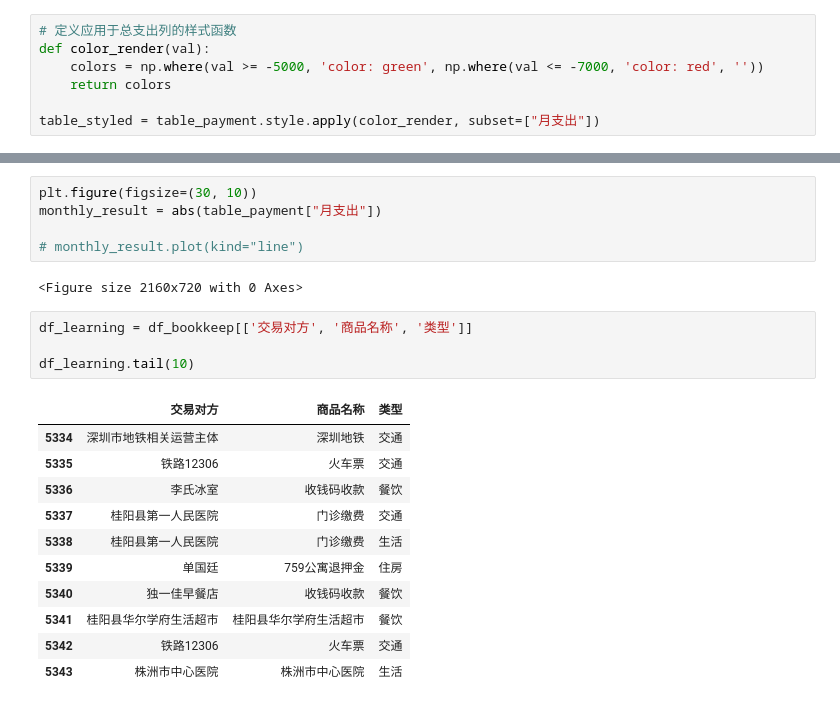
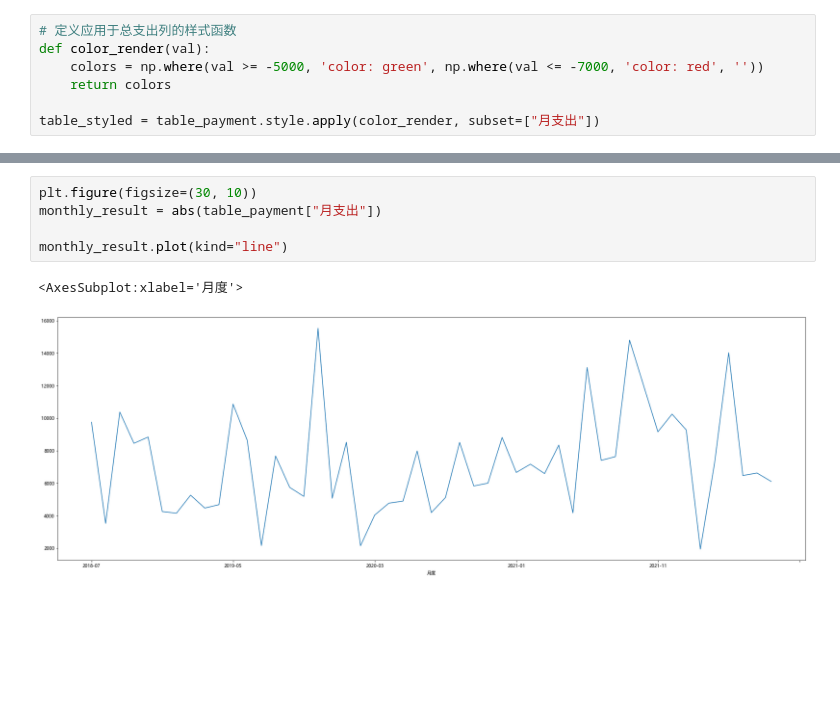
Before and after one commit to realDuang/auto-bookkeeping, a Jupyter notebook: src/statistics.ipynb, the cells around one changed output, grey strips where cells are left out. Saved outputs shown, nothing was run; the diff lists cells and outputs as text; blank space fills up the shorter version.

```diff
--- a/src/statistics.ipynb
+++ b/src/statistics.ipynb
@@ -63,23 +64,8 @@ type_result = -(table_payment.drop(["工资","月结余", "月支出", "交易"]
 # %%
 plt.figure(figsize=(30, 10))
 monthly_result = abs(table_payment["月支出"])
 
-# monthly_result.plot(kind="line")
+monthly_result.plot(kind="line")
 # %% [output]
-<Figure size 2160x720 with 0 Axes>
+<AxesSubplot:xlabel='月度'>
+[figure, added]
-# %%
-df_learning = df_bookkeep[['交易对方', '商品名称', '类型']]
-
-df_learning.tail(10)
-# %% [output]
-|  | 交易对方 | 商品名称 | 类型 |
-| 5334 | 深圳市地铁相关运营主体 | 深圳地铁 | 交通 |
-| 5335 | 铁路12306 | 火车票 | 交通 |
-| 5336 | 李氏冰室 | 收钱码收款 | 餐饮 |
-| 5337 | 桂阳县第一人民医院 | 门诊缴费 | 交通 |
-| 5338 | 桂阳县第一人民医院 | 门诊缴费 | 生活 |
-| 5339 | 单国廷 | 759公寓退押金 | 住房 |
-| 5340 | 独一佳早餐店 | 收钱码收款 | 餐饮 |
-| 5341 | 桂阳县华尔学府生活超市 | 桂阳县华尔学府生活超市 | 餐饮 |
-| 5342 | 铁路12306 | 火车票 | 交通 |
-| 5343 | 株洲市中心医院 | 株洲市中心医院 | 生活 |
```
Also changed, not shown: parts of 5 cells of this notebook, 2 other files.
